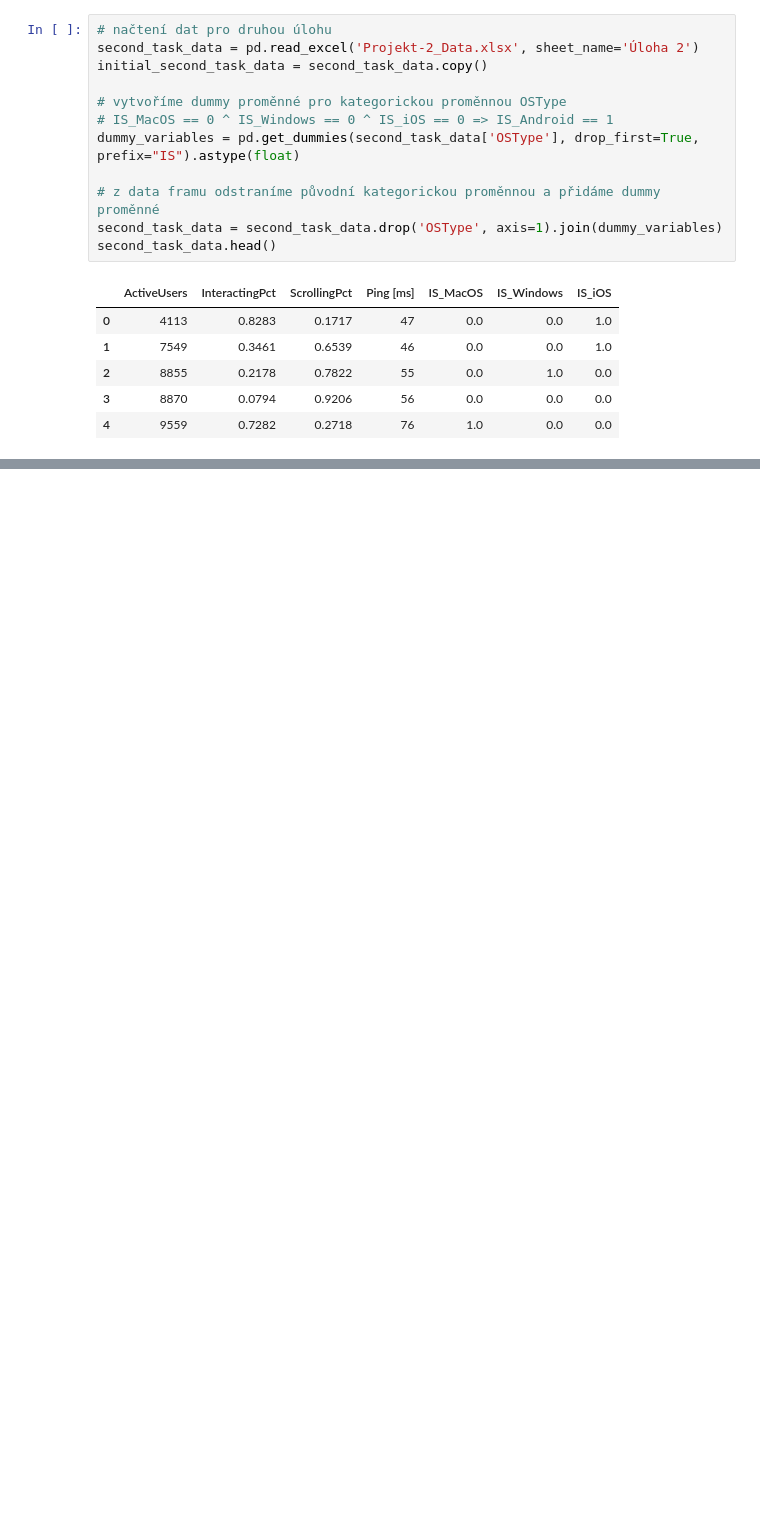
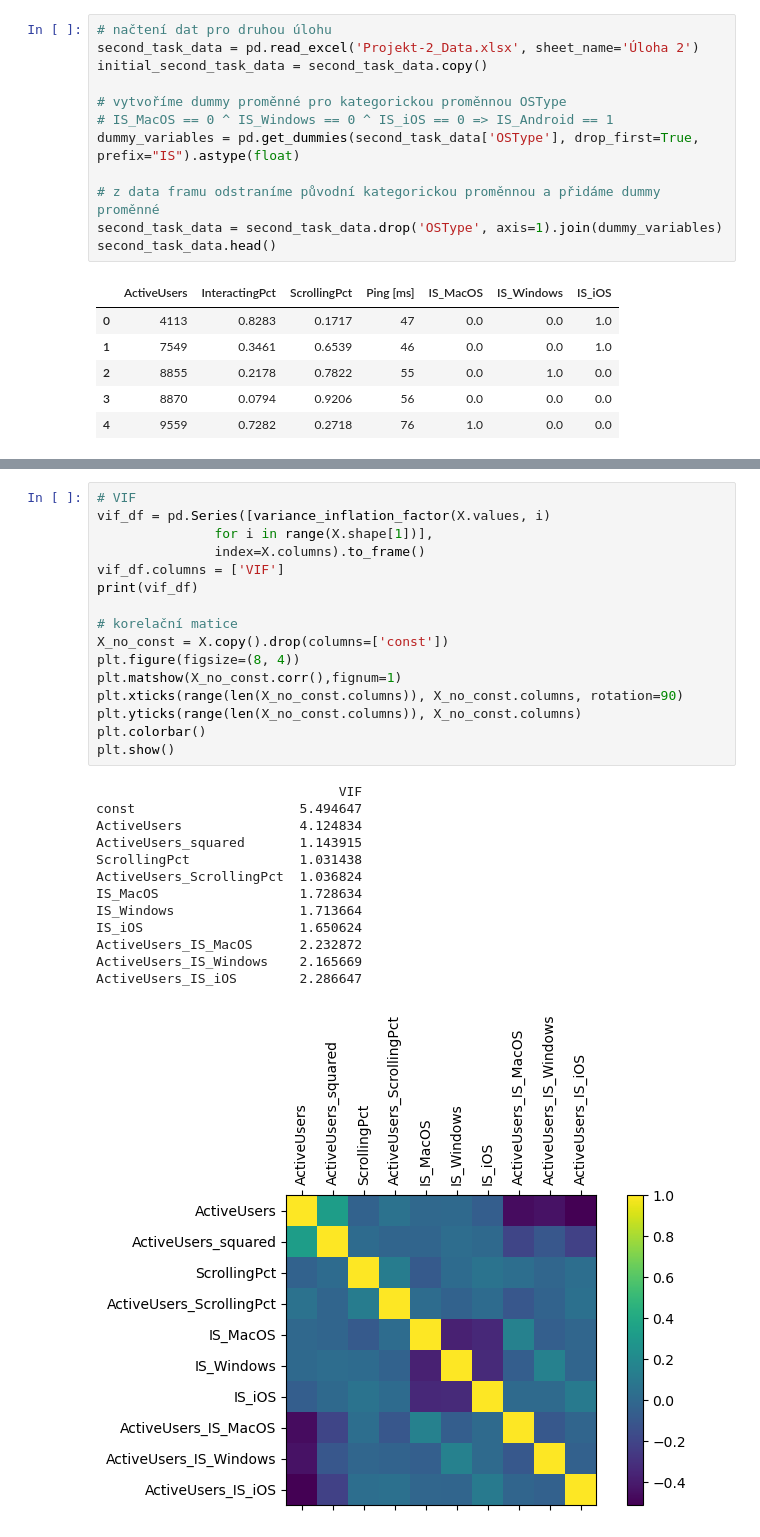
Before and after one commit to LukasFoltyn/msp-2, a Jupyter notebook: Foltyn_MSP_2-projekt.ipynb, the cells around one changed output, grey strips where cells are left out. Cells and saved outputs as stored; diff of their text form; blank space fills up the shorter version.

```diff
--- a/Foltyn_MSP_2-projekt.ipynb
+++ b/Foltyn_MSP_2-projekt.ipynb
@@ -354,3 +368,33 @@ strong multicollinearity or other numerical problems.
+# %%
+# VIF
+vif_df = pd.Series([variance_inflation_factor(X.values, i)
+               for i in range(X.shape[1])],
+               index=X.columns).to_frame()
+vif_df.columns = ['VIF']
+print(vif_df)
+
+# korelační matice
+X_no_const = X.copy().drop(columns=['const'])
+plt.figure(figsize=(8, 4))
+plt.matshow(X_no_const.corr(),fignum=1)
+plt.xticks(range(len(X_no_const.columns)), X_no_const.columns, rotation=90)
+plt.yticks(range(len(X_no_const.columns)), X_no_const.columns)
+plt.colorbar()
+plt.show()
+# %% [output]
+                               VIF
+const                     5.494647
+ActiveUsers               4.124834
+ActiveUsers_squared       1.143915
+ScrollingPct              1.031438
+ActiveUsers_ScrollingPct  1.036824
+IS_MacOS                  1.728634
+IS_Windows                1.713664
+IS_iOS                    1.650624
+ActiveUsers_IS_MacOS      2.232872
+ActiveUsers_IS_Windows    2.165669
+ActiveUsers_IS_iOS        2.286647
+[figure, added]
 # %%
 influence = model.get_influence()
 
```
Also changed, not shown: parts of 12 cells of this notebook.
